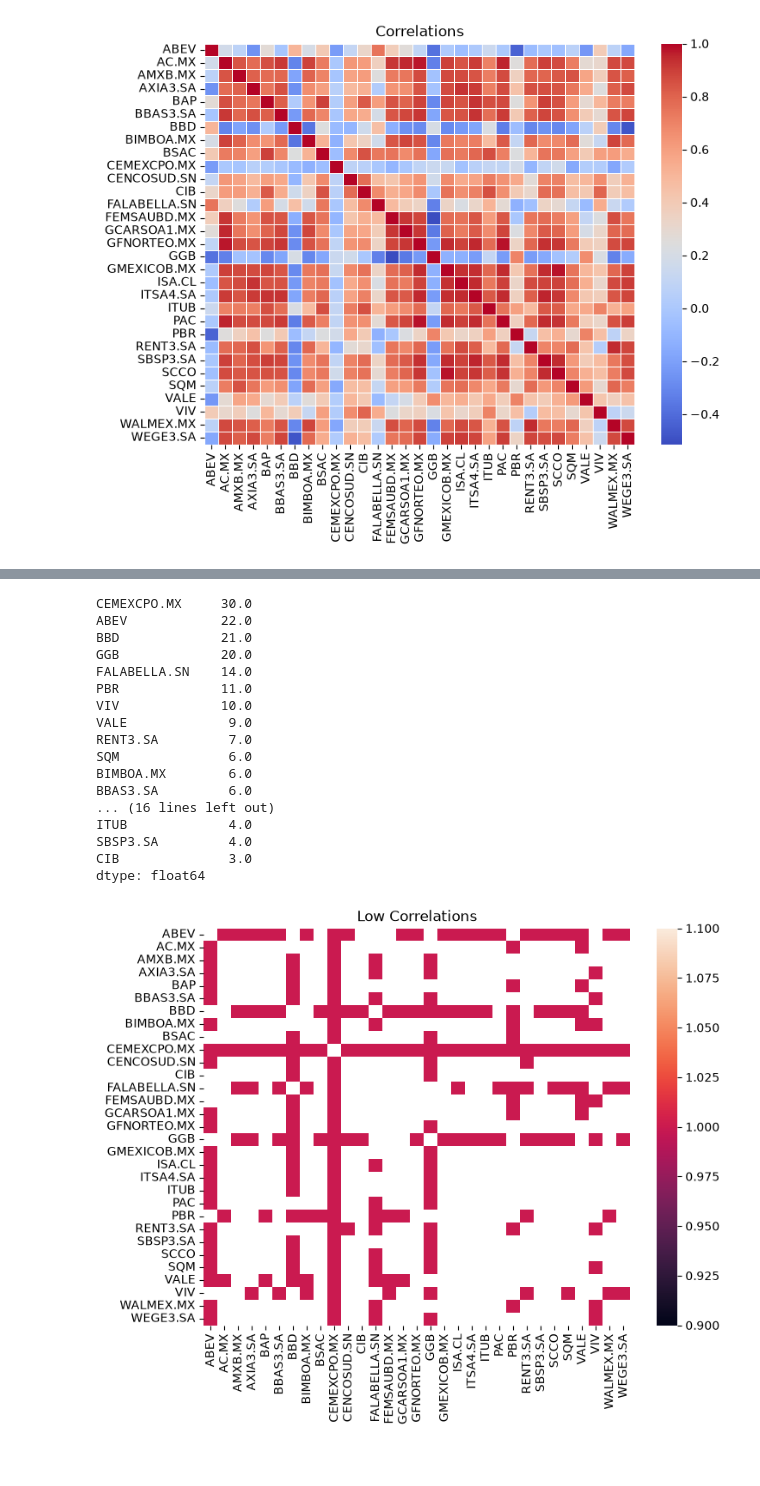
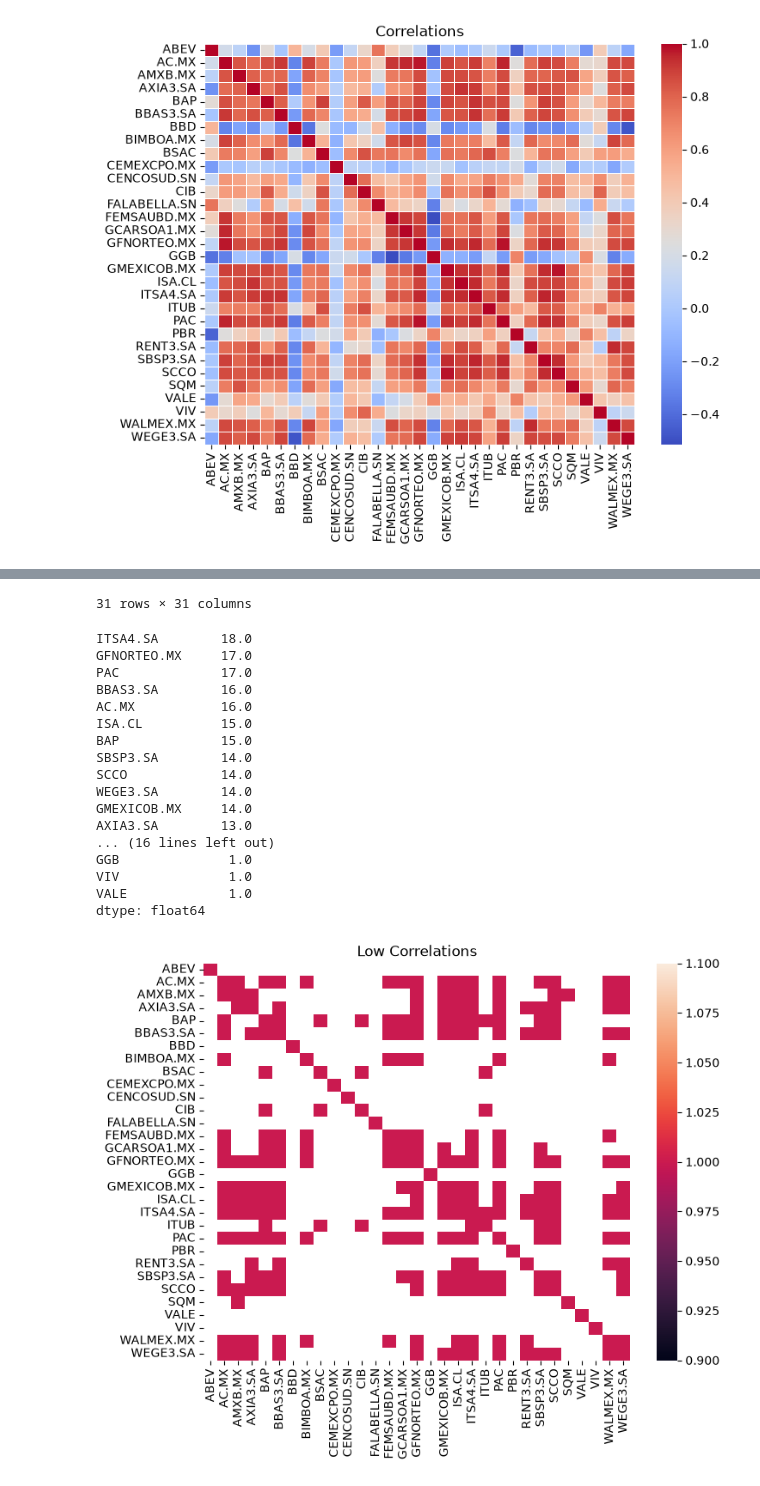
Before and after one commit to jp21bp/DS_Proyectos, a Jupyter notebook: 2_OptimizacionPortafolio/eda.ipynb, the cells around one changed output, grey strips where cells are left out. Saved outputs shown, nothing was run; the diff lists cells and outputs as text; code cells hidden in the pictures.

```diff
--- a/2_OptimizacionPortafolio/eda.ipynb
+++ b/2_OptimizacionPortafolio/eda.ipynb
@@ -72,10 +74,12 @@ plt.show()
 [figure]
 # %%
 #### Identifying low correlations (|corr| < 0.3)
-THRESH = 0.3
+THRESH = 0.8
 df_corr = df.corr()
-df_corr[~((df_corr < THRESH) & (df_corr > -THRESH))] = np.nan
-df_corr[(df_corr < THRESH) & (df_corr > -THRESH)] = 1
+df_corr[((df_corr < THRESH) & (df_corr > -THRESH))] = np.nan
+# df_corr[~((df_corr < THRESH) & (df_corr > -THRESH))] = 1
+df_corr[df_corr.notna()] = 1
+display(df_corr)
 display(df_corr.sum().sort_values(ascending=False))
 plt.figure(figsize=(8,6))
 sns.heatmap(df_corr)
@@ -85,19 +106,20 @@ plt.show()
-CEMEXCPO.MX     30.0
-ABEV            22.0
-BBD             21.0
-GGB             20.0
-FALABELLA.SN    14.0
-PBR             11.0
-VIV             10.0
-VALE             9.0
-RENT3.SA         7.0
-SQM              6.0
-BIMBOA.MX        6.0
-BBAS3.SA         6.0
-... (16 lines left out)
-ITUB             4.0
-SBSP3.SA         4.0
-CIB              3.0
-dtype: float64
+31 rows × 31 columns
+ITSA4.SA        18.0
+GFNORTEO.MX     17.0
+PAC             17.0
+BBAS3.SA        16.0
+AC.MX           16.0
+ISA.CL          15.0
+BAP             15.0
+SBSP3.SA        14.0
+SCCO            14.0
+WEGE3.SA        14.0
+GMEXICOB.MX     14.0
+AXIA3.SA        13.0
+... (16 lines left out)
+GGB              1.0
+VIV              1.0
+VALE             1.0
+dtype: float64
-[figure, old version]
+[figure, new version]
 # %%
```
Also changed, not shown: parts of 3 cells of this notebook, 2 other files.
